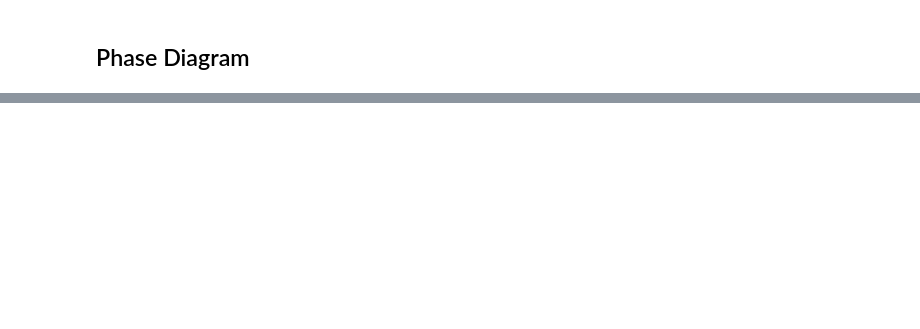
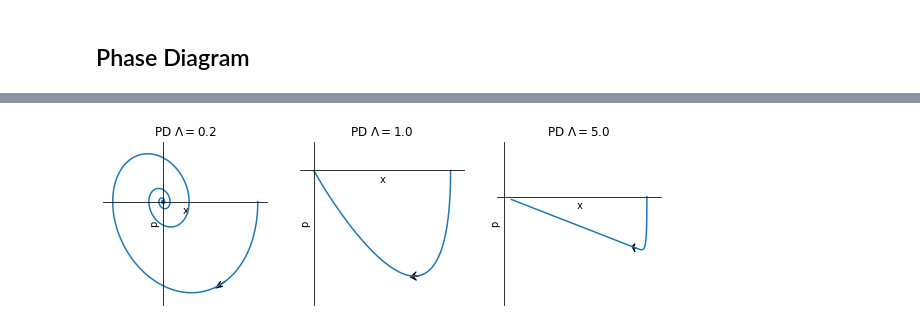
Before and after one commit to YRLewis/PhysicsPlot, a Jupyter notebook: ClassicMechanics/damped-vibration.ipynb, the cells around one changed output, grey strips where cells are left out. Saved outputs shown, nothing was run; the diff lists cells and outputs as text; code cells hidden in the pictures; blank space fills up the shorter version.

```diff
--- a/ClassicMechanics/damped-vibration.ipynb
+++ b/ClassicMechanics/damped-vibration.ipynb
@@ -116,0 +42,25 @@ plt.show()
+# %%
+plt.figure(2, figsize=(10, 3))
+wid_vec = np.array([0.05, 0.03, 0.015])
+
+for i in range(len(b_vec)):
+    plt.subplot(1, len(b_vec), i+1)
+    ax = plt.gca()
+    ax.spines['right'].set_color('none')
+    ax.spines['top'].set_color('none')
+    ax.spines['left'].set_position(('data', 0))
+    ax.spines['bottom'].set_position(('data', 0))
+    xarr = odeint(deri, xinit, time_vec, args=(b_vec[i], w0_vec[i]))
+    plt.plot(xarr[:,0],xarr[:,1])
+    plt.title(r'PD $\Lambda='+str(b_vec[i])+'$')
+    ax.arrow(xarr[30, 0], xarr[30, 1], xarr[32, 0]-xarr[30, 0], xarr[32, 1]-xarr[30, 1], fc='r', overhang=0.5, head_width = wid_vec[i])
+    plt.xlim(np.min(xarr[:,0])-0.1, np.max(xarr[:,0])+0.1)
+    plt.ylim(np.min(xarr[:,1])-0.1, np.max(xarr[:,1])+0.1)
+    plt.yticks([])
+    plt.xticks([])
+    plt.xlabel('x')
+    plt.ylabel('p')
+
+plt.show()
+# %% [output]
+[figure, added]
```
Also changed, not shown: parts of 2 cells of this notebook.
